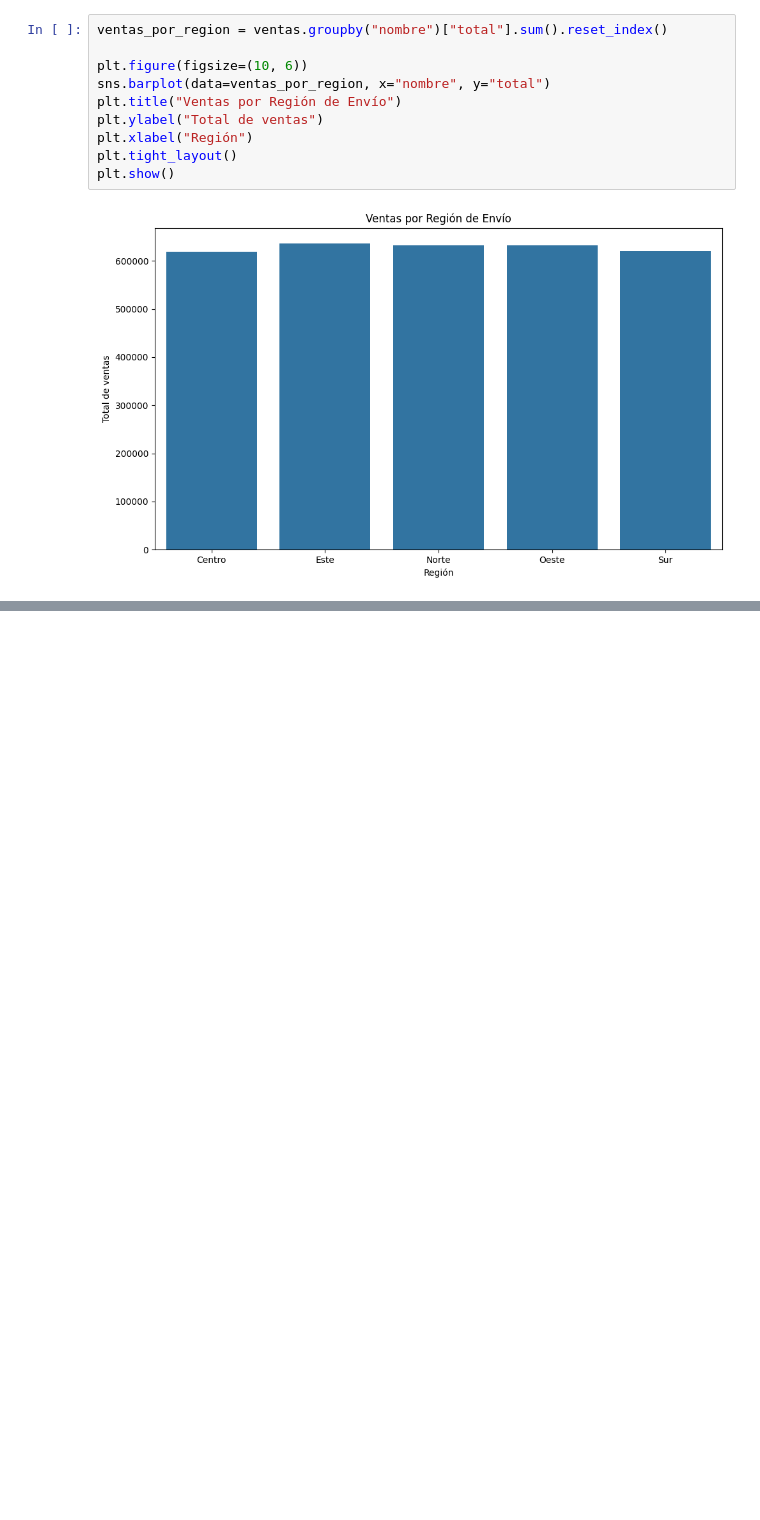
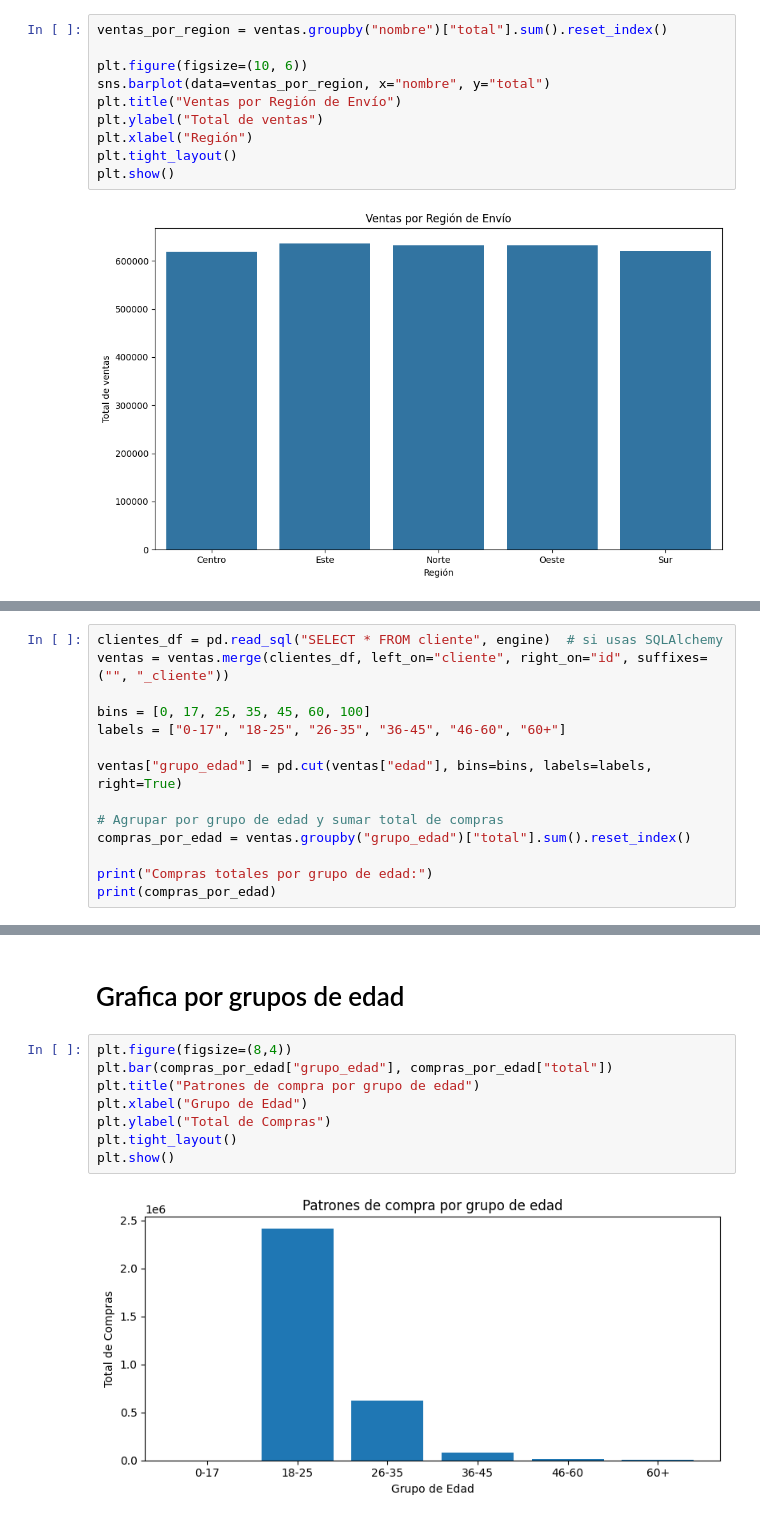
Before and after one commit to bryan967132/SOG22S25_Grupo16, a Jupyter notebook: Practica_Grupo16.ipynb, the cells around one changed output, grey strips where cells are left out. Cells and saved outputs as stored; diff of their text form; blank space fills up the shorter version.

```diff
--- a/Practica_Grupo16.ipynb
+++ b/Practica_Grupo16.ipynb
@@ -340,0 +445,14 @@ plt.show()
+# %%
+clientes_df = pd.read_sql("SELECT * FROM cliente", engine)  # si usas SQLAlchemy
+ventas = ventas.merge(clientes_df, left_on="cliente", right_on="id", suffixes=("", "_cliente"))
+
+bins = [0, 17, 25, 35, 45, 60, 100]
+labels = ["0-17", "18-25", "26-35", "36-45", "46-60", "60+"]
+
+ventas["grupo_edad"] = pd.cut(ventas["edad"], bins=bins, labels=labels, right=True)
+
+# Agrupar por grupo de edad y sumar total de compras
+compras_por_edad = ventas.groupby("grupo_edad")["total"].sum().reset_index()
+
+print("Compras totales por grupo de edad:")
+print(compras_por_edad)
@@ -340,0 +468,12 @@ plt.show()
+# %% [markdown]
+# Grafica por grupos de edad
+# %%
+plt.figure(figsize=(8,4))
+plt.bar(compras_por_edad["grupo_edad"], compras_por_edad["total"])
+plt.title("Patrones de compra por grupo de edad")
+plt.xlabel("Grupo de Edad")
+plt.ylabel("Total de Compras")
+plt.tight_layout()
+plt.show()
+# %% [output]
+[figure, added]
```
Also changed, not shown: parts of 24 cells of this notebook.
